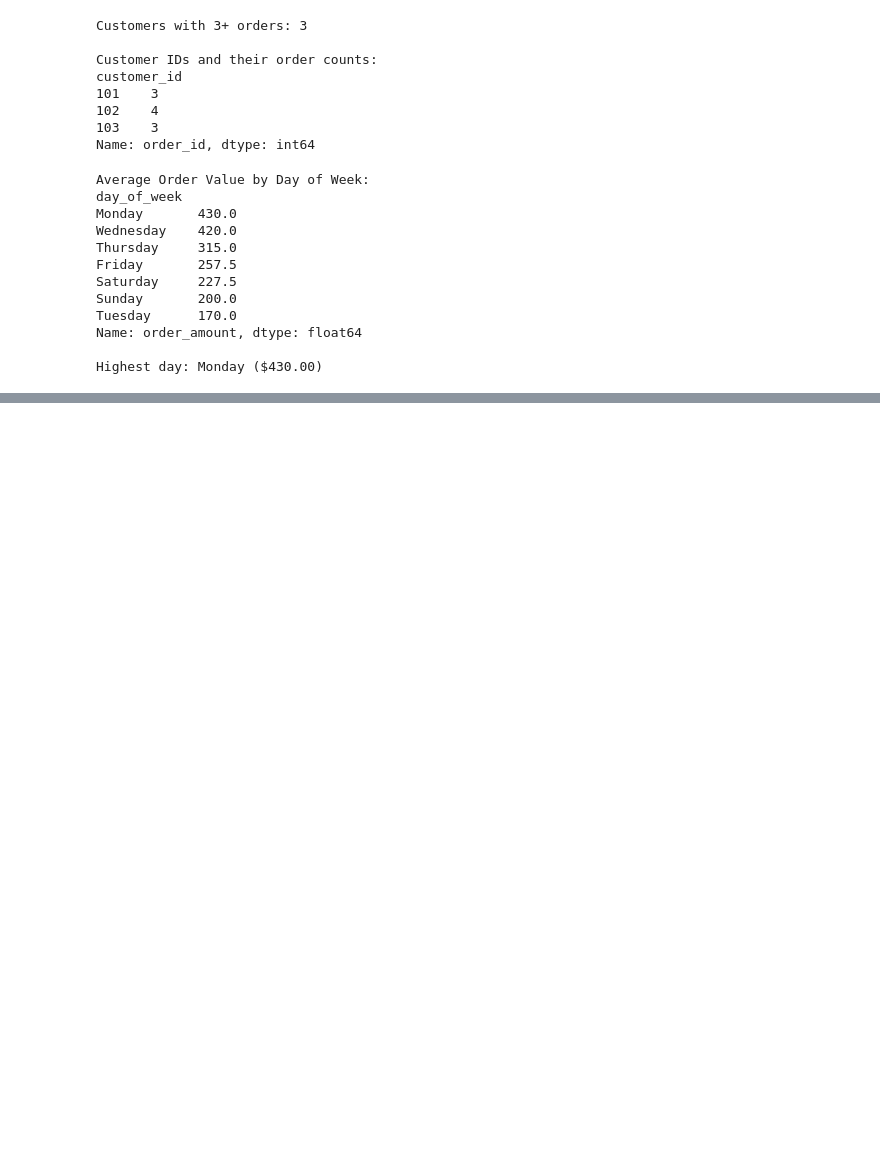
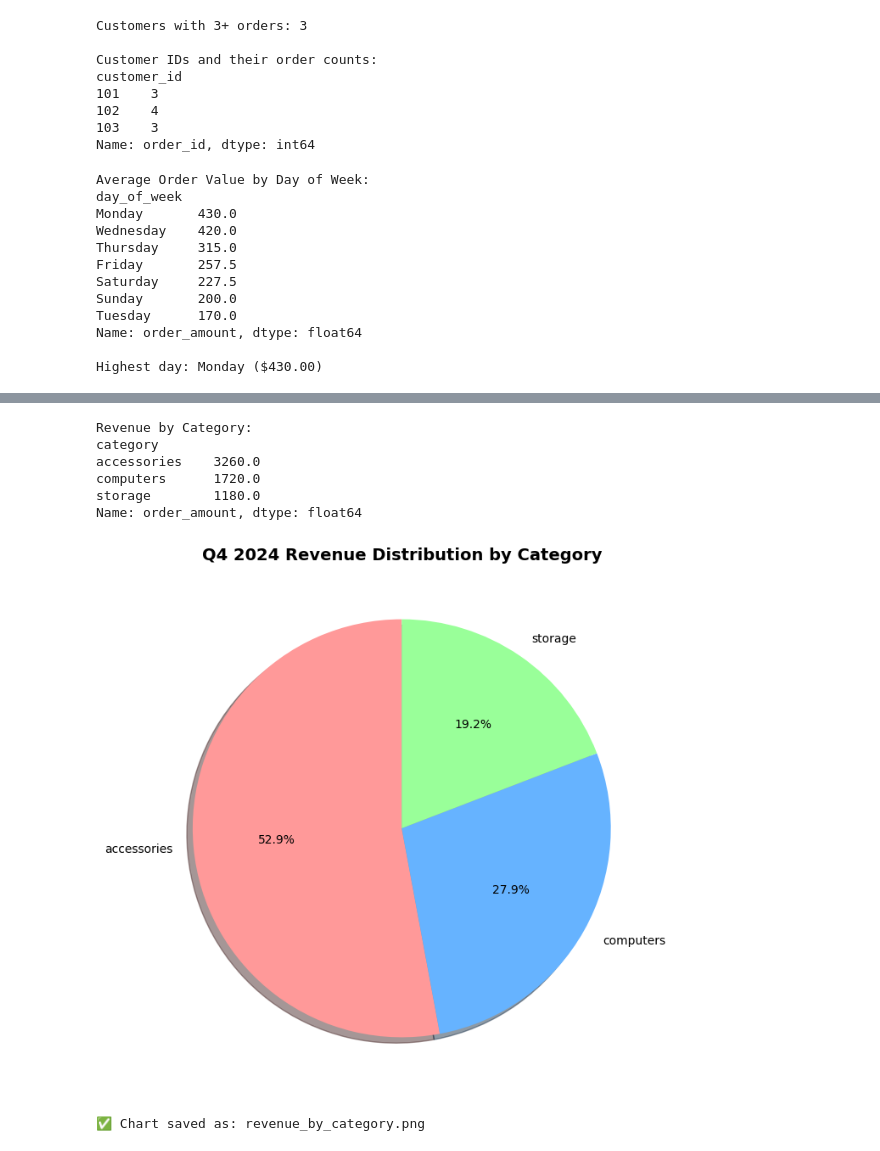
Before and after one commit to jaydrava/66-day-data-analyst-journey, a Jupyter notebook: projects/ecommerce-python-mini-project/notebooks/E-Commerce Sales Analysis.ipynb, the cells around one changed output, grey strips where cells are left out. Cells and saved outputs as stored; diff of their text form; code cells hidden in the pictures; blank space fills up the shorter version.

```diff
--- a/projects/ecommerce-python-mini-project/notebooks/E-Commerce Sales Analysis.ipynb
+++ b/projects/ecommerce-python-mini-project/notebooks/E-Commerce Sales Analysis.ipynb
@@ -224,0 +356,37 @@ Highest day: Monday ($430.00)
+# %%
+# Chart 4: Revenue by Product Category (Pie Chart)
+
+# Group by category and sum revenue
+category_revenue = orders_products.groupby('category')['order_amount'].sum().sort_values(ascending=False)
+
+print("Revenue by Category:")
+print(category_revenue)
+
+# Create pie chart
+plt.figure(figsize=(8, 8))
+
+colors = ['#ff9999', '#66b3ff', '#99ff99', '#ffcc99', '#ff99cc']
+
+plt.pie(category_revenue.values,
+        labels=category_revenue.index,
+        autopct='%1.1f%%',
+        colors=colors[:len(category_revenue)],  # Use only needed colors
+        startangle=90,
+        shadow=True)
+
+plt.title('Q4 2024 Revenue Distribution by Category', fontsize=14, fontweight='bold')
+
+# Save chart
+plt.savefig('revenue_by_category.png', dpi=300, bbox_inches='tight')
+plt.show()
+
+print("\n✅ Chart saved as: revenue_by_category.png")
+# %% [output]
+Revenue by Category:
+category
+accessories    3260.0
+computers      1720.0
+storage        1180.0
+Name: order_amount, dtype: float64
+[figure, added]
+✅ Chart saved as: revenue_by_category.png
```
Also changed, not shown: parts of 4 cells of this notebook, 10 other files.
